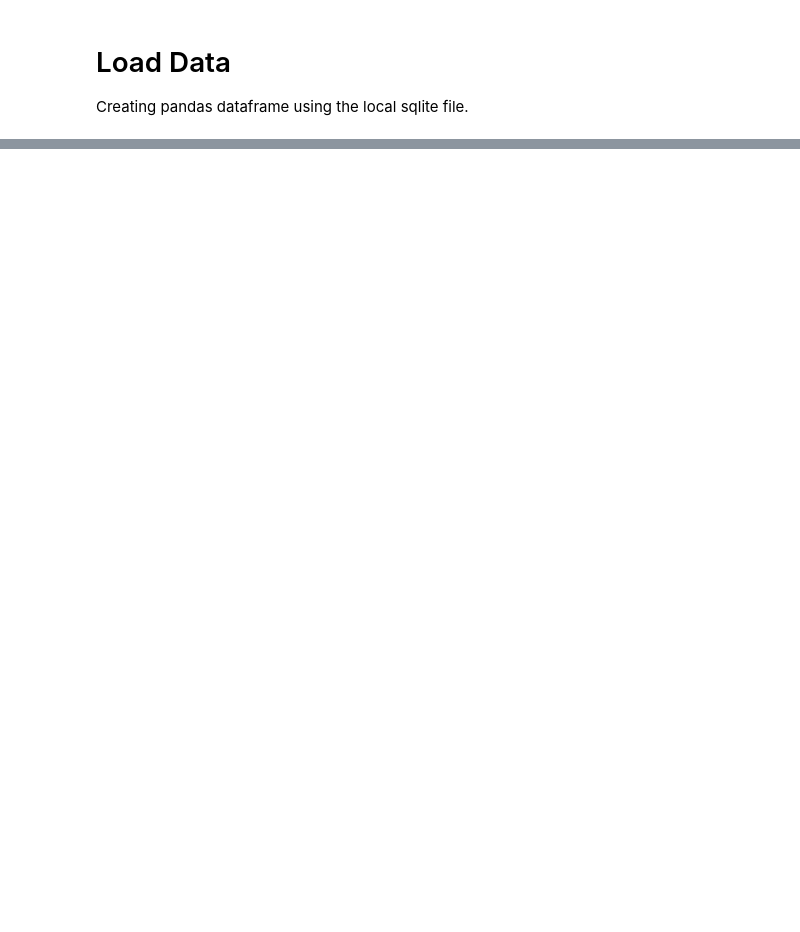
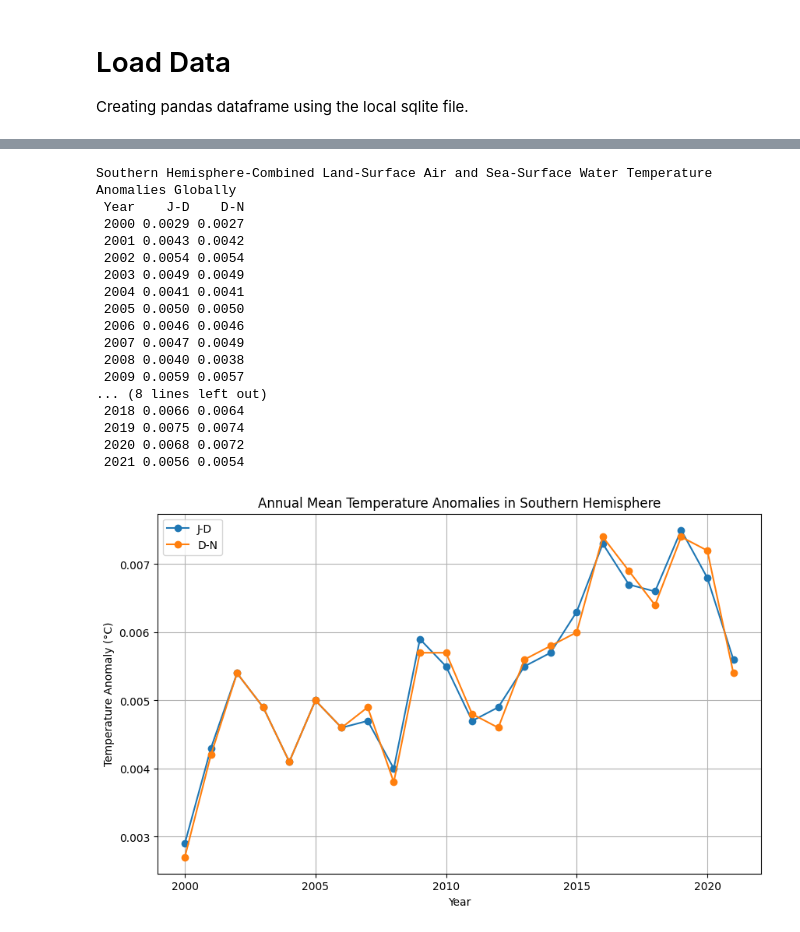
Before and after one commit to souranilkahali/made-template, a Jupyter notebook: project/report.ipynb, the cells around one changed output, grey strips where cells are left out. Cells and saved outputs as stored; diff of their text form; code cells hidden in the pictures; blank space fills up the shorter version.

```diff
--- a/project/report.ipynb
+++ b/project/report.ipynb
@@ -175,0 +333,80 @@ Although we came to certain conclusion from our research. The following question
+# %%
+# Displaying data about Southern Hemisphere-Combined Land-Surface Air and Sea-Surface Water Temperature Anomalies Globally
+# Values in the dataset are given as temperature anomalies in hundredths of a degree Celsius
+# We have to convert it to degree celsius
+
+# df_southern_hemisphere is the DataFrame containing the data
+
+import pandas as pd
+import sqlite3
+import matplotlib.pyplot as plt
+
+# Connecting to the SQLite database
+pipeline = sqlite3.connect(r"D:\Documents\MS_COURSES\MADE\made-template\data\autopipeline.sqlite")
+
+# Reading the data from the SQLite database
+df_southern_hemisphere = pd.read_sql_query('SELECT * FROM "Southern Hemisphere-Combined Land-Surface Air and Sea-Surface Water Temperature Anomalies"', pipeline)
+
+# Closing the database connection
+pipeline.close()
+
+# Set the column names to the values in the second row (index 1) and then drop the first two rows
+df_southern_hemisphere.columns = df_southern_hemisphere.iloc[1]
+df_southern_hemisphere = df_southern_hemisphere.drop(df_southern_hemisphere.index[0:2]).reset_index(drop=True)
+
+# Converting the 'Year' column to numeric
+df_southern_hemisphere['Year'] = pd.to_numeric(df_southern_hemisphere['Year'], errors='coerce')
+
+# Converting 'J-D' and 'D-N' to numeric and divide by 100 to convert to Celsius
+df_southern_hemisphere['J-D'] = pd.to_numeric(df_southern_hemisphere['J-D'], errors='coerce') / 100
+df_southern_hemisphere['D-N'] = pd.to_numeric(df_southern_hemisphere['D-N'], errors='coerce') / 100
+
+# Multiply by -1 for values that were negative in the original data
+df_southern_hemisphere['J-D'] = df_southern_hemisphere['J-D'] * df_southern_hemisphere['J-D'].apply(lambda x: -1 if x < 0 else 1)
+df_southern_hemisphere['D-N'] = df_southern_hemisphere['D-N'] * df_southern_hemisphere['D-N'].apply(lambda x: -1 if x < 0 else 1)
+
+# Filter the DataFrame for years 2000 to 2021
+df_southern_hemisphere_filtered = df_southern_hemisphere[(df_southern_hemisphere['Year'] >= 2000) & (df_southern_hemisphere['Year'] <= 2021)]
+
+# Select only the 'Year', 'J-D', and 'D-N' columns for display
+df_southern_hemisphere_selected_columns = df_southern_hemisphere_filtered[['Year', 'J-D', 'D-N']]
+
+# Print the DataFrame withingout the index
+print("Southern Hemisphere-Combined Land-Surface Air and Sea-Surface Water Temperature Anomalies Globally")
+print(df_southern_hemisphere_selected_columns.to_string(index=False))
+
+# Plotting the annual mean temperature values for J-D
+plt.figure(figsize=(10, 6))
+plt.plot(df_southern_hemisphere_selected_columns['Year'], df_southern_hemisphere_selected_columns['J-D'], label='J-D', marker='o')
+
+# Plotting the annual mean temperature values for D-N
+plt.plot(df_southern_hemisphere_selected_columns['Year'], df_southern_hemisphere_selected_columns['D-N'], label='D-N', marker='o')
+
+# Adding labels and title
+plt.xlabel('Year')
+plt.ylabel('Temperature Anomaly (°C)')
+plt.title('Annual Mean Temperature Anomalies in Southern Hemisphere')
+plt.legend()  # Displaying legend
+
+# Displaying the plot
+plt.grid(True)
+plt.show()
+# %% [output]
+Southern Hemisphere-Combined Land-Surface Air and Sea-Surface Water Temperature Anomalies Globally
+ Year    J-D    D-N
+ 2000 0.0029 0.0027
+ 2001 0.0043 0.0042
+ 2002 0.0054 0.0054
+ 2003 0.0049 0.0049
+ 2004 0.0041 0.0041
+ 2005 0.0050 0.0050
+ 2006 0.0046 0.0046
+ 2007 0.0047 0.0049
+ 2008 0.0040 0.0038
+ 2009 0.0059 0.0057
+... (8 lines left out)
+ 2018 0.0066 0.0064
+ 2019 0.0075 0.0074
+ 2020 0.0068 0.0072
+ 2021 0.0056 0.0054
+[figure, added]
```
Also changed, not shown: parts of 20 cells of this notebook, 6 other files.
